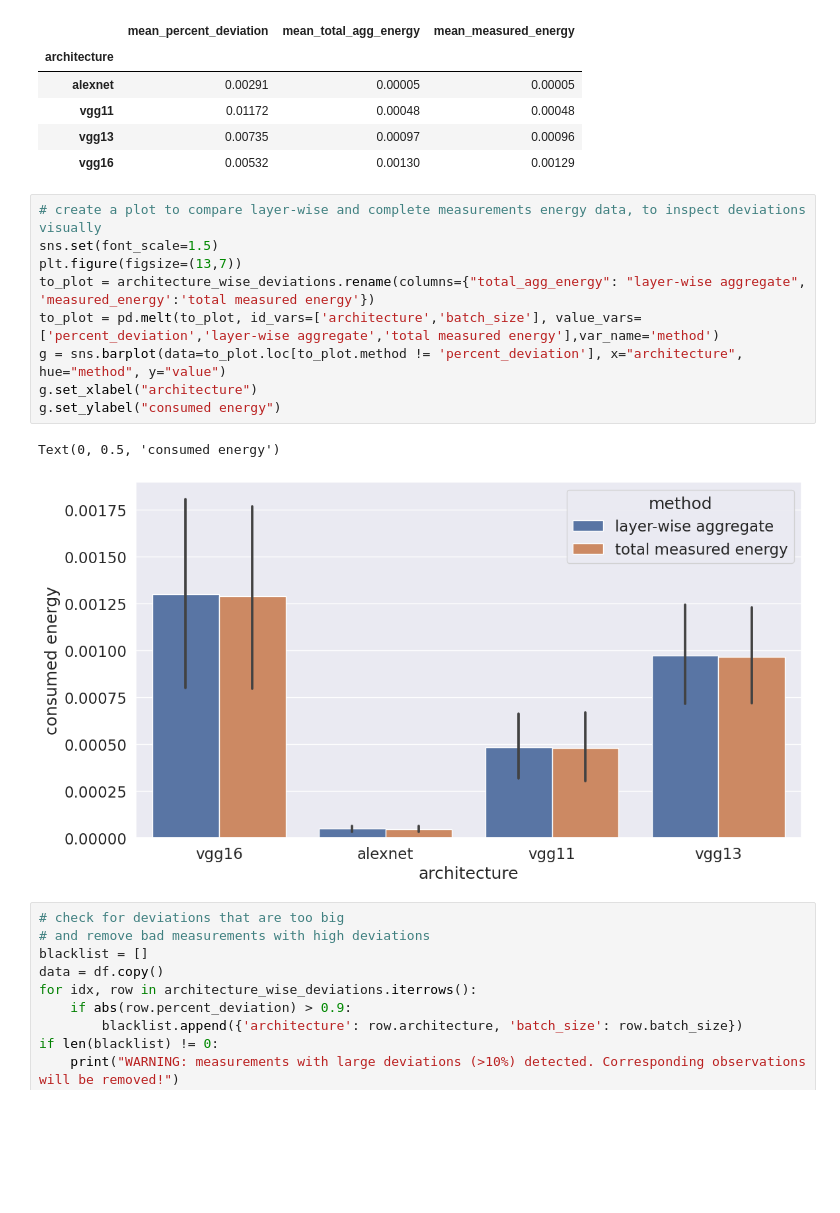
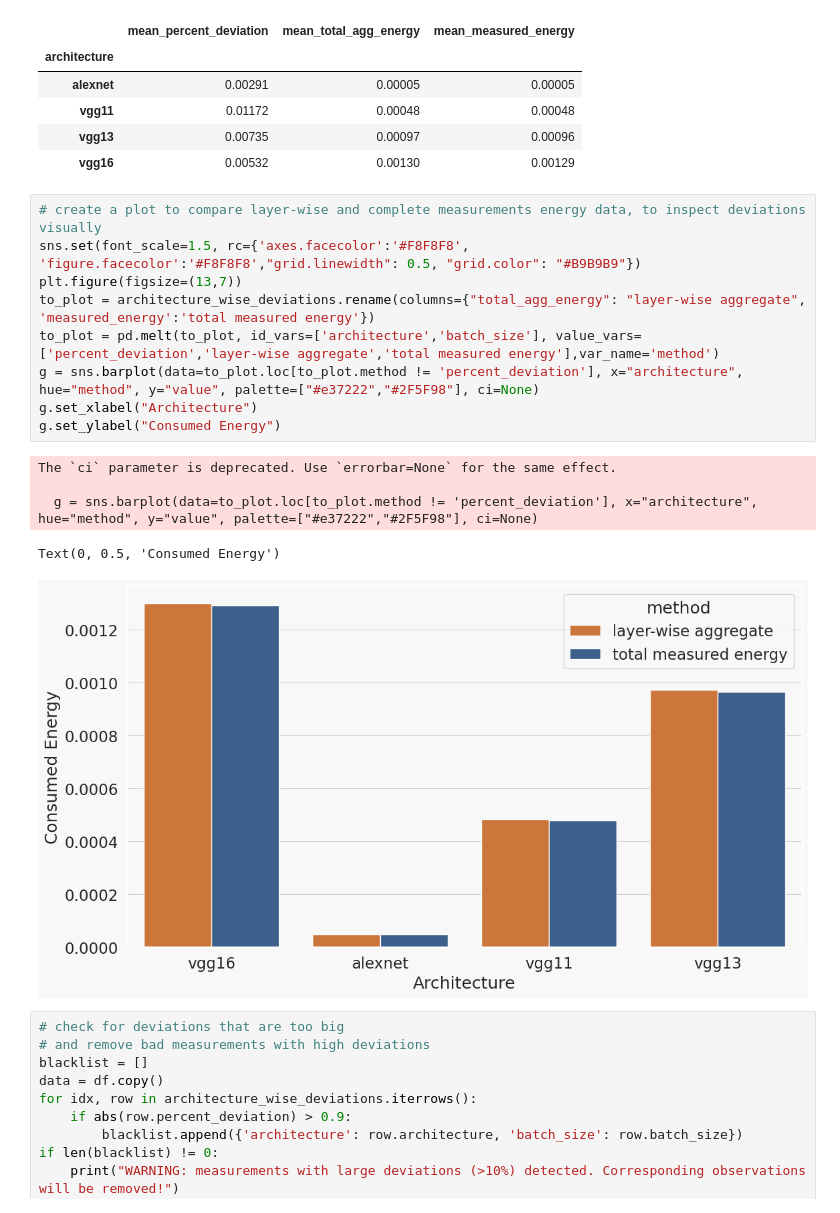
Before and after one commit to JohannesGetzner/dl-energy-estimator, a Jupyter notebook: estimator/architecture-estimates.ipynb, the cells around one changed output. Drawn from its saved outputs; the diff is of its cells as text; blank space fills up the shorter version.

```diff
--- a/estimator/architecture-estimates.ipynb
+++ b/estimator/architecture-estimates.ipynb
@@ -125,16 +125,19 @@ agg
 | vgg16 | 0.00532 | 0.00130 | 0.00129 |
 # %%
 # create a plot to compare layer-wise and complete measurements energy data, to inspect deviations visually
-sns.set(font_scale=1.5)
+sns.set(font_scale=1.5, rc={'axes.facecolor':'#F8F8F8', 'figure.facecolor':'#F8F8F8',"grid.linewidth": 0.5, "grid.color": "#B9B9B9"})
 plt.figure(figsize=(13,7))
 to_plot = architecture_wise_deviations.rename(columns={"total_agg_energy": "layer-wise aggregate", 'measured_energy':'total measured energy'})
 to_plot = pd.melt(to_plot, id_vars=['architecture','batch_size'], value_vars=['percent_deviation','layer-wise aggregate','total measured energy'],var_name='method')
-g = sns.barplot(data=to_plot.loc[to_plot.method != 'percent_deviation'], x="architecture", hue="method", y="value")
-g.set_xlabel("architecture")
-g.set_ylabel("consumed energy")
+g = sns.barplot(data=to_plot.loc[to_plot.method != 'percent_deviation'], x="architecture", hue="method", y="value", palette=["#e37222","#2F5F98"], ci=None)
+g.set_xlabel("Architecture")
+g.set_ylabel("Consumed Energy")
 # %% [output]
-Text(0, 0.5, 'consumed energy')
+The `ci` parameter is deprecated. Use `errorbar=None` for the same effect.
+
+  g = sns.barplot(data=to_plot.loc[to_plot.method != 'percent_deviation'], x="architecture", hue="method", y="value", palette=["#e37222","#2F5F98"], ci=None)
+Text(0, 0.5, 'Consumed Energy')
-[figure, old version]
+[figure, new version]
 # %%
 # check for deviations that are too big
 # and remove bad measurements with high deviations
```
Also changed, not shown: parts of 5 cells of this notebook, 7 other files.
